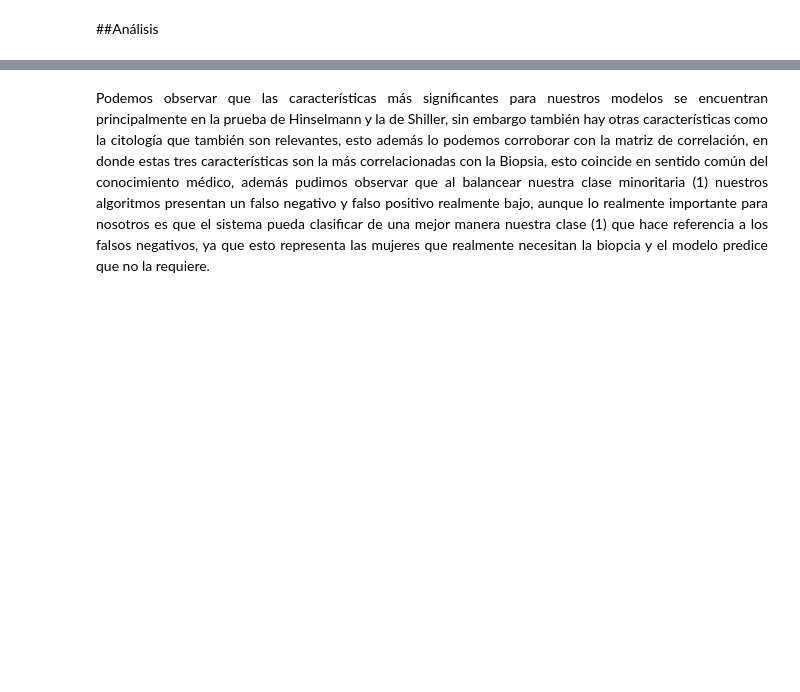
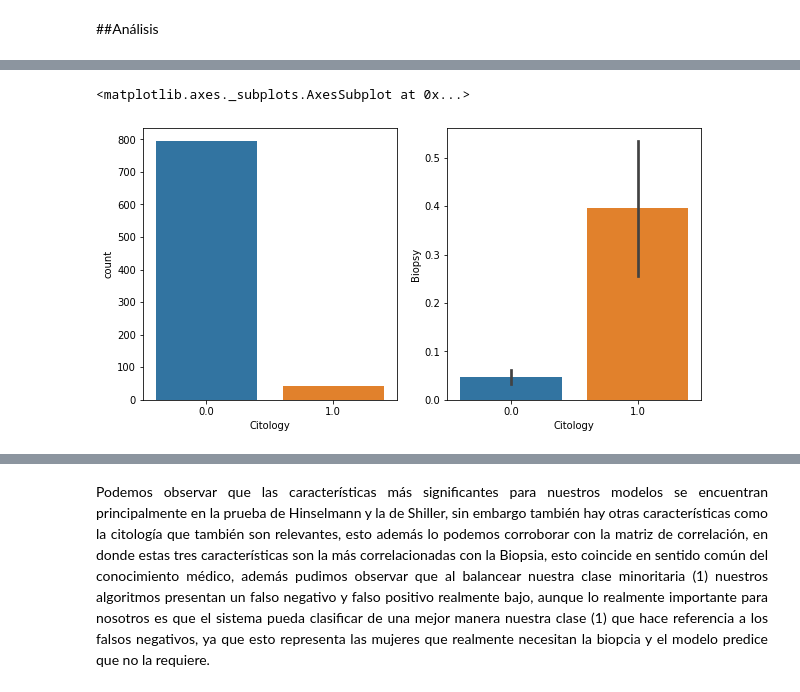
Before and after one commit to Caceres-Santamaria/proyecto-IA, a Jupyter notebook: cancerCervical.ipynb, the cells around one changed output, grey strips where cells are left out. Saved outputs shown, nothing was run; the diff lists cells and outputs as text; code cells hidden in the pictures; blank space fills up the shorter version.

```diff
--- a/cancerCervical.ipynb
+++ b/cancerCervical.ipynb
@@ -1788 +1762,9 @@ Características más importantes de RandomForestClassifier
+# %%
+#@title Citology { display-mode: "form" }
+fig, (axis1,axis3) = plt.subplots(1,2,figsize=(10,5))
+sns.countplot(x='Citology', data=df_data, ax=axis1)
+sns.barplot(x='Citology', y='Biopsy', data=df_data, ax=axis3)
+# %% [output]
+<matplotlib.axes._subplots.AxesSubplot at 0x...>
+[figure, added]
 # %%
```
Also changed, not shown: parts of 51 cells of this notebook.
